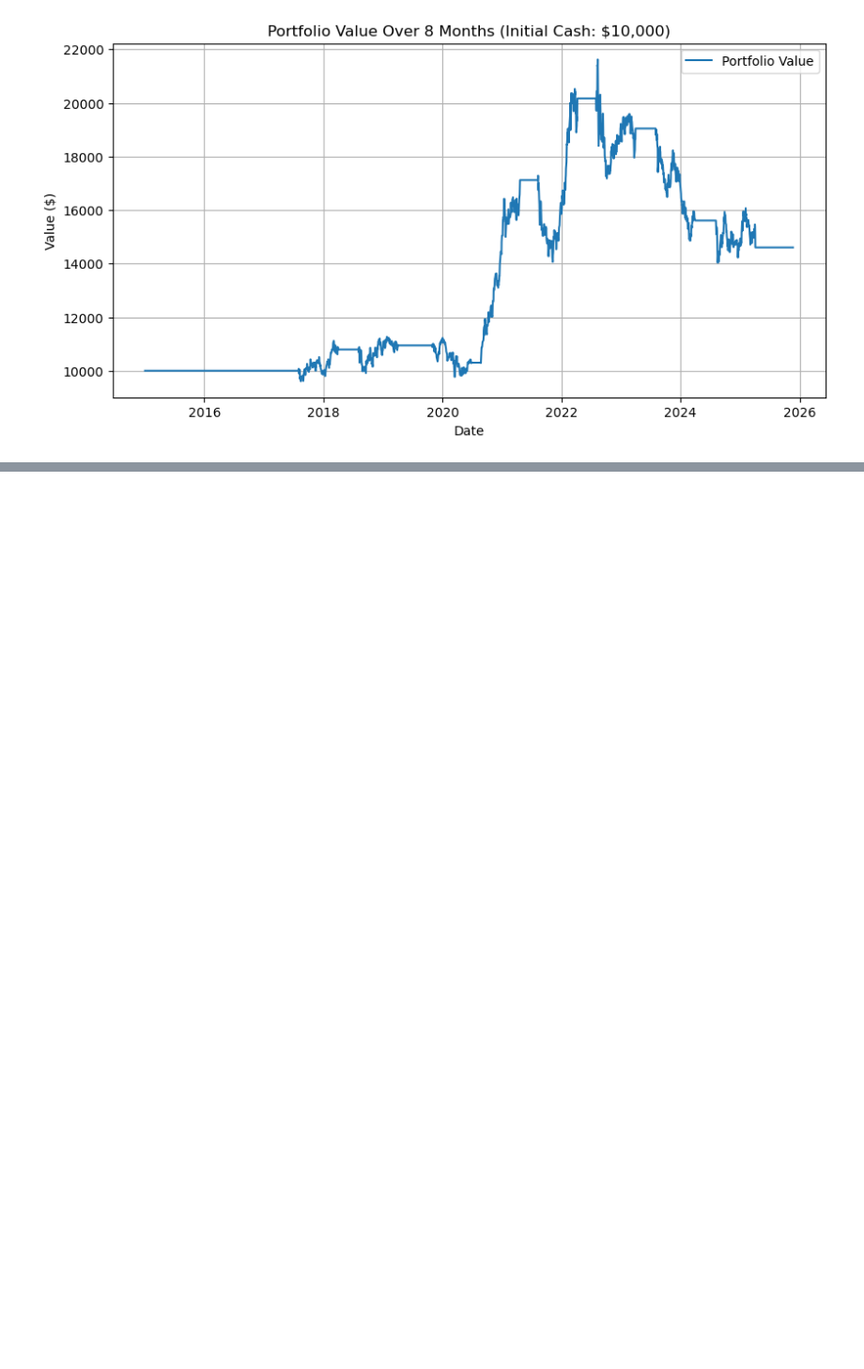
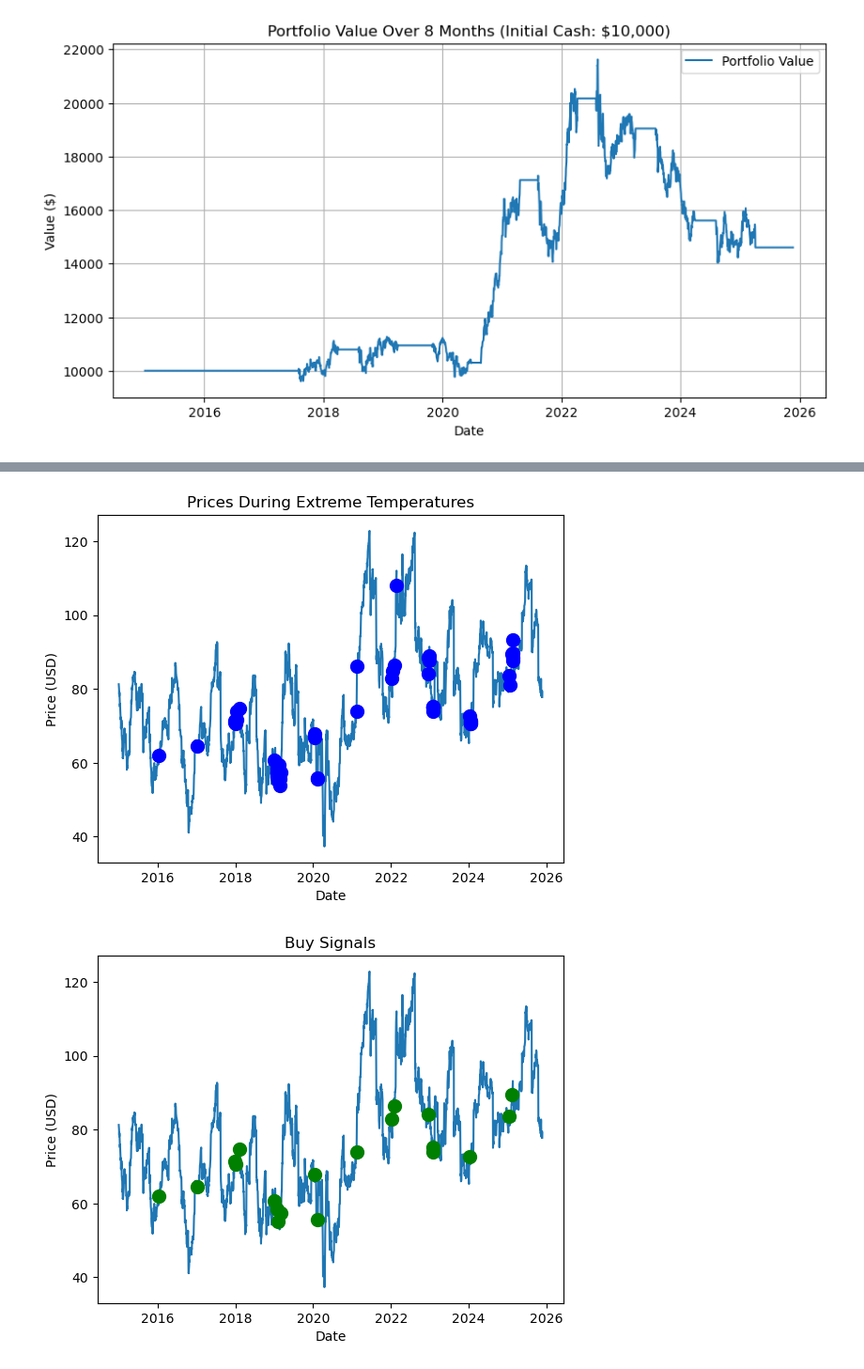
Before and after one commit to hansel7121/Seasonal-Trading-Crop-Commodities-Based-on-Extreme-Weather-Events-, a Jupyter notebook: presentation.ipynb, the cells around one changed output, grey strips where cells are left out. Shown at 94% size. Saved outputs shown, nothing was run; the diff lists cells and outputs as text; code cells hidden in the pictures; blank space fills up the shorter version.

```diff
--- a/presentation.ipynb
+++ b/presentation.ipynb
@@ -461,0 +485,6 @@ Critical Time Periods: all year round
+# %%
+plot_prices(hogs_prices, hogs_extreme_hot, hogs_extreme_cold)
+hogs_buy_signals = buy_signals(hogs_extreme_hot, hogs_extreme_cold, hogs_prices)
+# %% [output]
+[figure, added]
+[figure, added]
```
Also changed, not shown: parts of 6 cells of this notebook.
